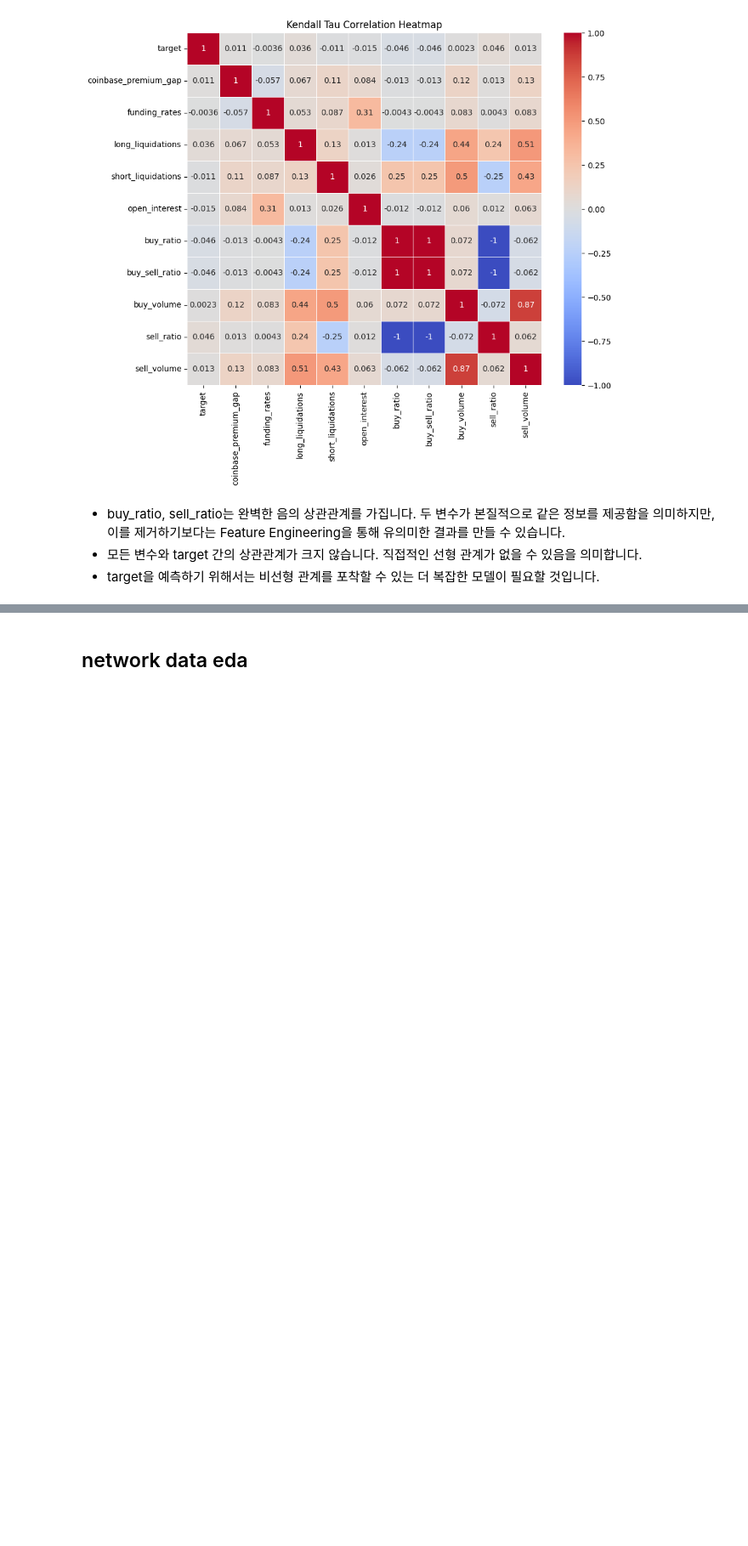
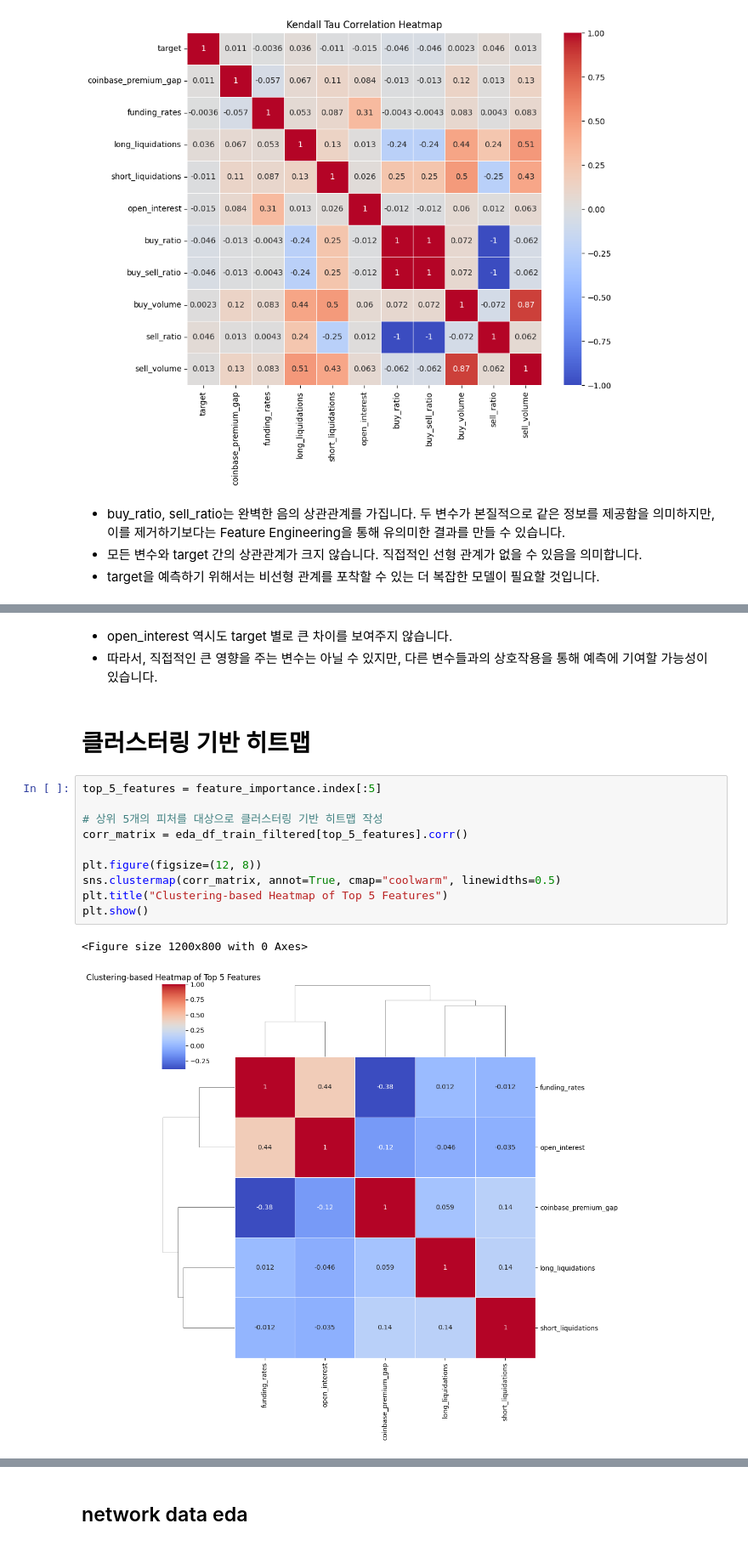
Before and after one commit to boostcampaitech7/level1-classificationinmachinelearning-recsys-10, a Jupyter notebook: eda_fe.ipynb, the cells around one changed output, grey strips where cells are left out. Shown at 85% size. Cells and saved outputs as stored; diff of their text form; blank space fills up the shorter version.

```diff
--- a/eda_fe.ipynb
+++ b/eda_fe.ipynb
@@ -836,0 +881,18 @@ plt.show()
+# %% [markdown]
+- open_interest 역시도 target 별로 큰 차이를 보여주지 않습니다.
+- 따라서, 직접적인 큰 영향을 주는 변수는 아닐 수 있지만, 다른 변수들과의 상호작용을 통해 예측에 기여할 가능성이 있습니다.
+# %% [markdown]
+# 클러스터링 기반 히트맵
+# %%
+top_5_features = feature_importance.index[:5]
+
+# 상위 5개의 피처를 대상으로 클러스터링 기반 히트맵 작성
+corr_matrix = eda_df_train_filtered[top_5_features].corr()
+
+plt.figure(figsize=(12, 8))
+sns.clustermap(corr_matrix, annot=True, cmap="coolwarm", linewidths=0.5)
+plt.title("Clustering-based Heatmap of Top 5 Features")
+plt.show()
+# %% [output]
+<Figure size 1200x800 with 0 Axes>
+[figure, added]
```
Also changed, not shown: parts of 10 cells of this notebook.
